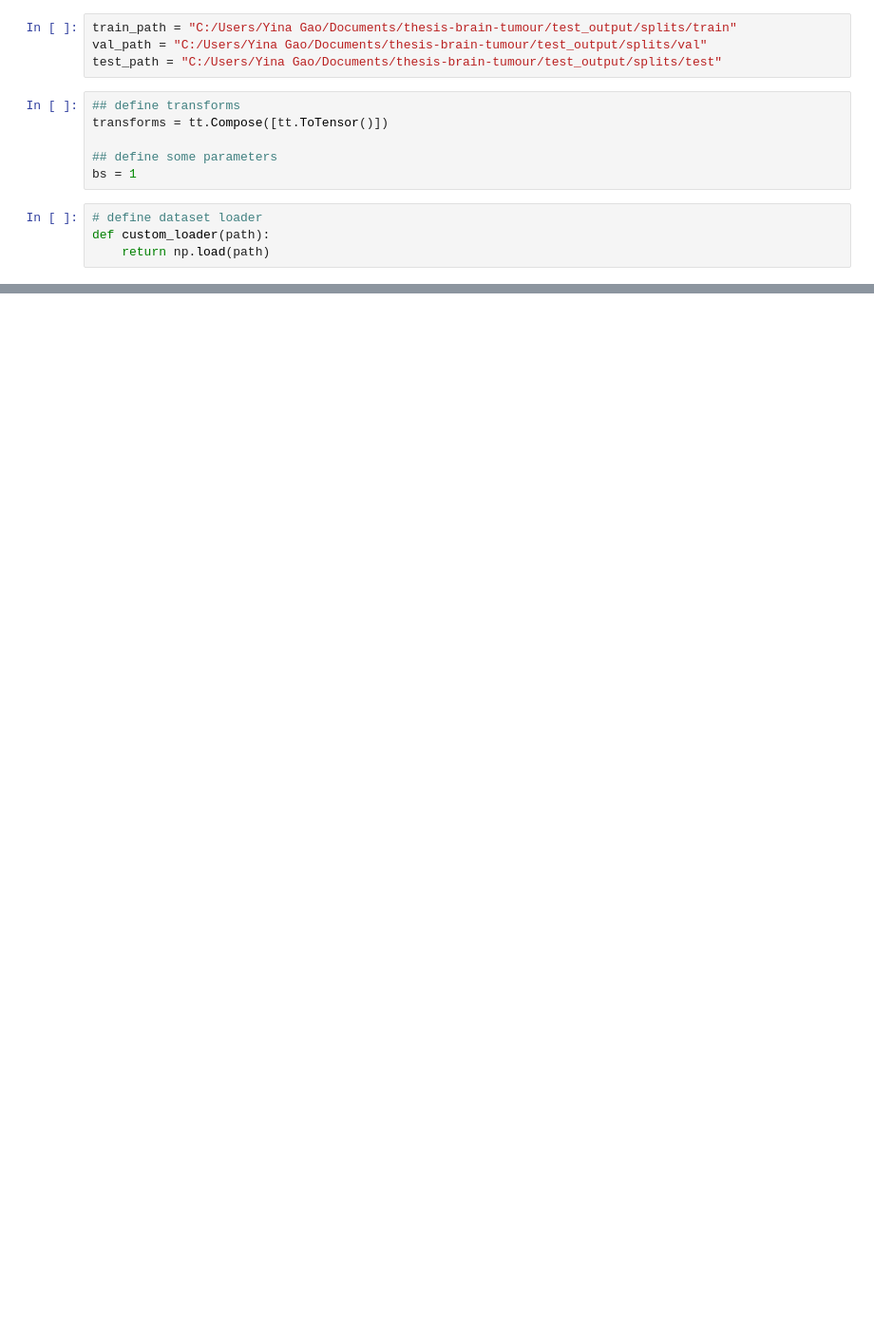
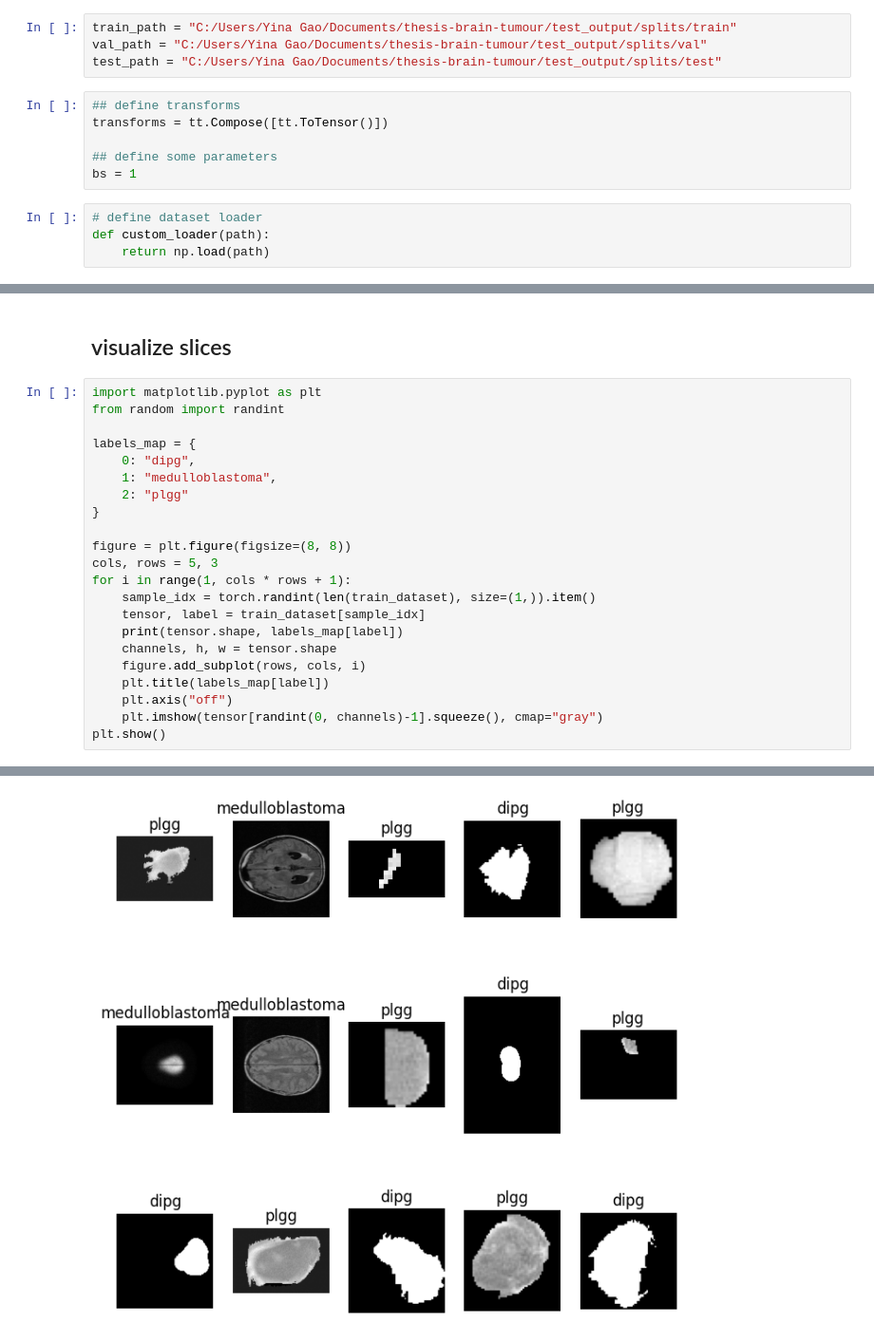
Before and after one commit to yinagao/thesis-brain-tumour, a Jupyter notebook: load_data_and_train.ipynb, the cells around one changed output, grey strips where cells are left out. Shown: that part at 95% size. Drawn from its saved outputs; the diff is of its cells as text; blank space fills up the shorter version.

```diff
--- a/load_data_and_train.ipynb
+++ b/load_data_and_train.ipynb
@@ -33,0 +37,25 @@ ValueError: Both extensions and is_valid_file cannot be None or not None at the
+# %% [markdown]
+## visualize slices
+# %%
+import matplotlib.pyplot as plt
+from random import randint
+
+labels_map = {
+    0: "dipg",
+    1: "medulloblastoma",
+    2: "plgg"
+}
+
+figure = plt.figure(figsize=(8, 8))
+cols, rows = 5, 3
+for i in range(1, cols * rows + 1):
+    sample_idx = torch.randint(len(train_dataset), size=(1,)).item()
+    tensor, label = train_dataset[sample_idx]
+    print(tensor.shape, labels_map[label])
+    channels, h, w = tensor.shape
+    figure.add_subplot(rows, cols, i)
+    plt.title(labels_map[label])
+    plt.axis("off")
+    plt.imshow(tensor[randint(0, channels)-1].squeeze(), cmap="gray")
+plt.show()
+# %% [output]
@@ -33,0 +77 @@ ValueError: Both extensions and is_valid_file cannot be None or not None at the
+[figure, added]
```
Also changed, not shown: parts of 3 cells of this notebook.
